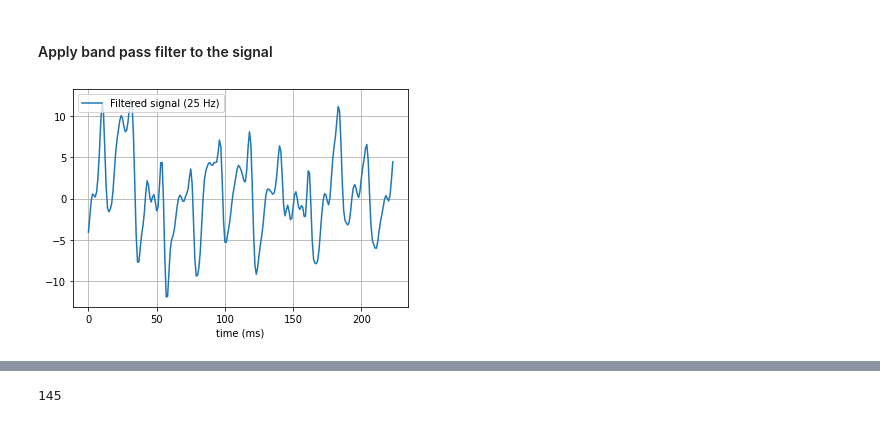
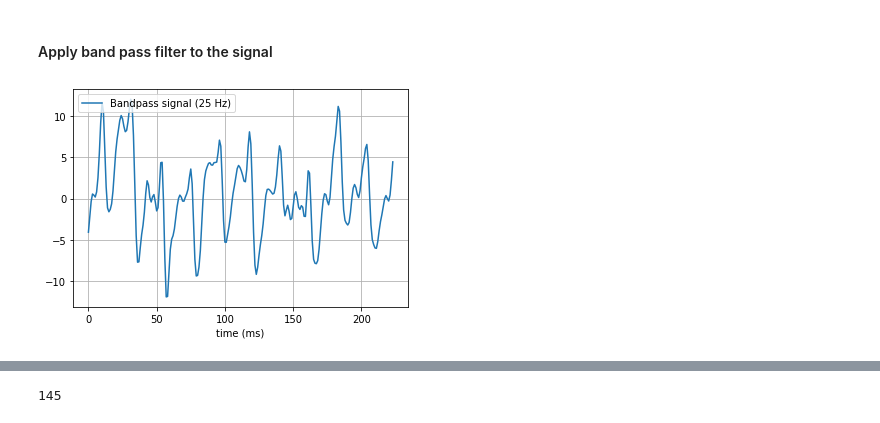
Before and after one commit to lucky-verma/Sleep-Awake-Classifiation-using-PPG, a Jupyter notebook: rough.ipynb, the cells around one changed output, grey strips where cells are left out. Drawn from its saved outputs; the diff is of its cells as text; code cells hidden in the pictures.

Commit message:
binary train successful

```diff
--- a/rough.ipynb
+++ b/rough.ipynb
@@ -10,7 +10,7 @@ from matplotlib import pyplot as plt
 # %%
 # Read raw PPG files
 
-mdf = pd.read_csv(r'prof_data\resteaze\00000175-resteaze-sync.csv', sep=',')
+mdf = pd.read_csv(r'resteaze_train\00000175-resteaze-sync.csv', sep=',')
 mdf.head()
 # %% [output]
 |  | Unnamed: 0 | counter | unixTimes | accelerometerX | accelerometerY | accelerometerZ | capacitorsA | ... |
@@ -75,10 +98,10 @@ pro_ppg = butter_bandpass_filter(df['ledGreen'], lowcut, highcut, fs, order=5)
 # %%
-plt.plot(pro_ppg[800:1024], label='Filtered signal (%g Hz)' % 25)
+plt.plot(pro_ppg[800:1024], label='Bandpass signal (%g Hz)' % 25)
 plt.xlabel('time (ms)')
 plt.grid(True)
 plt.axis('tight')
 plt.legend(loc='upper left')
 
 plt.show()
 # %% [output]
-[figure, old version]
+[figure, new version]
```
Also changed, not shown: parts of 27 cells of this notebook, 58 other files.
